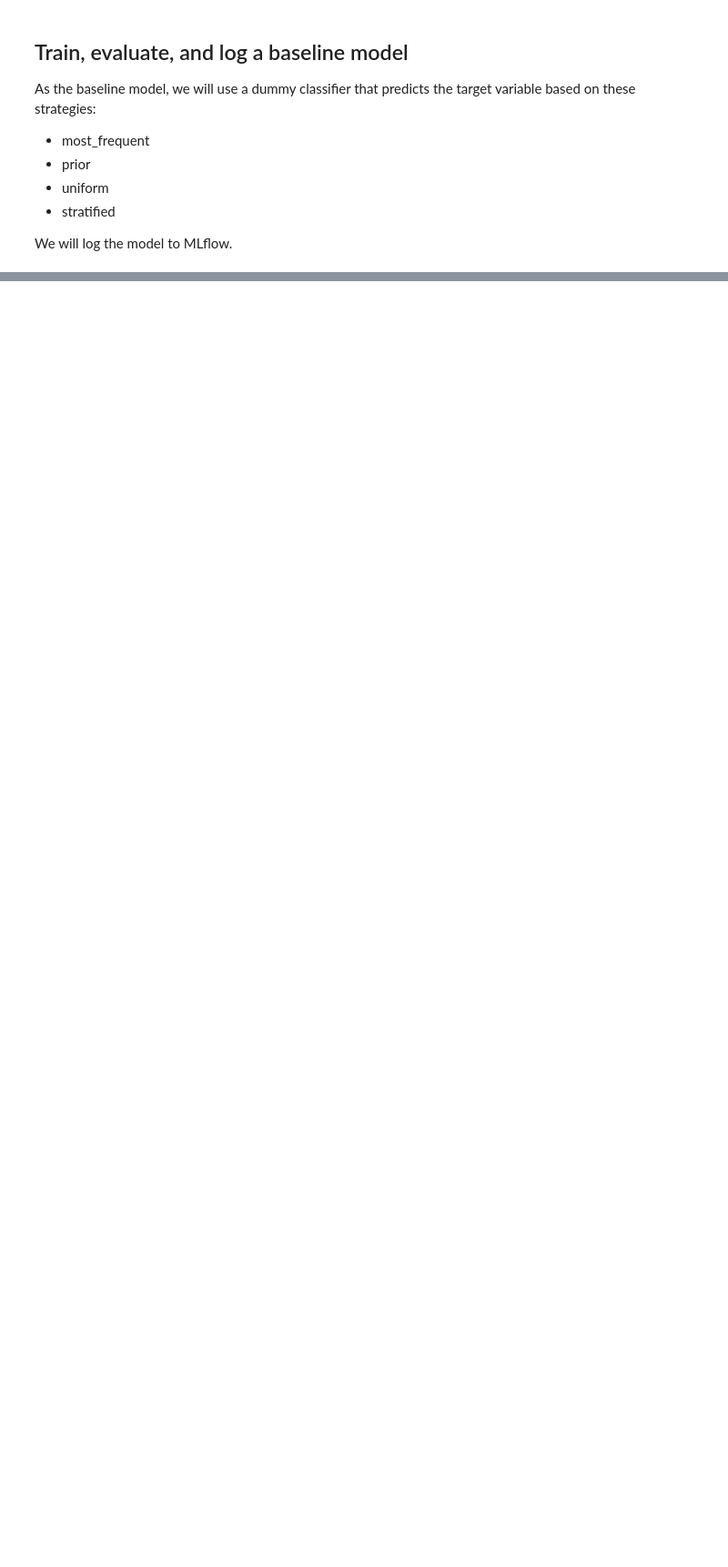
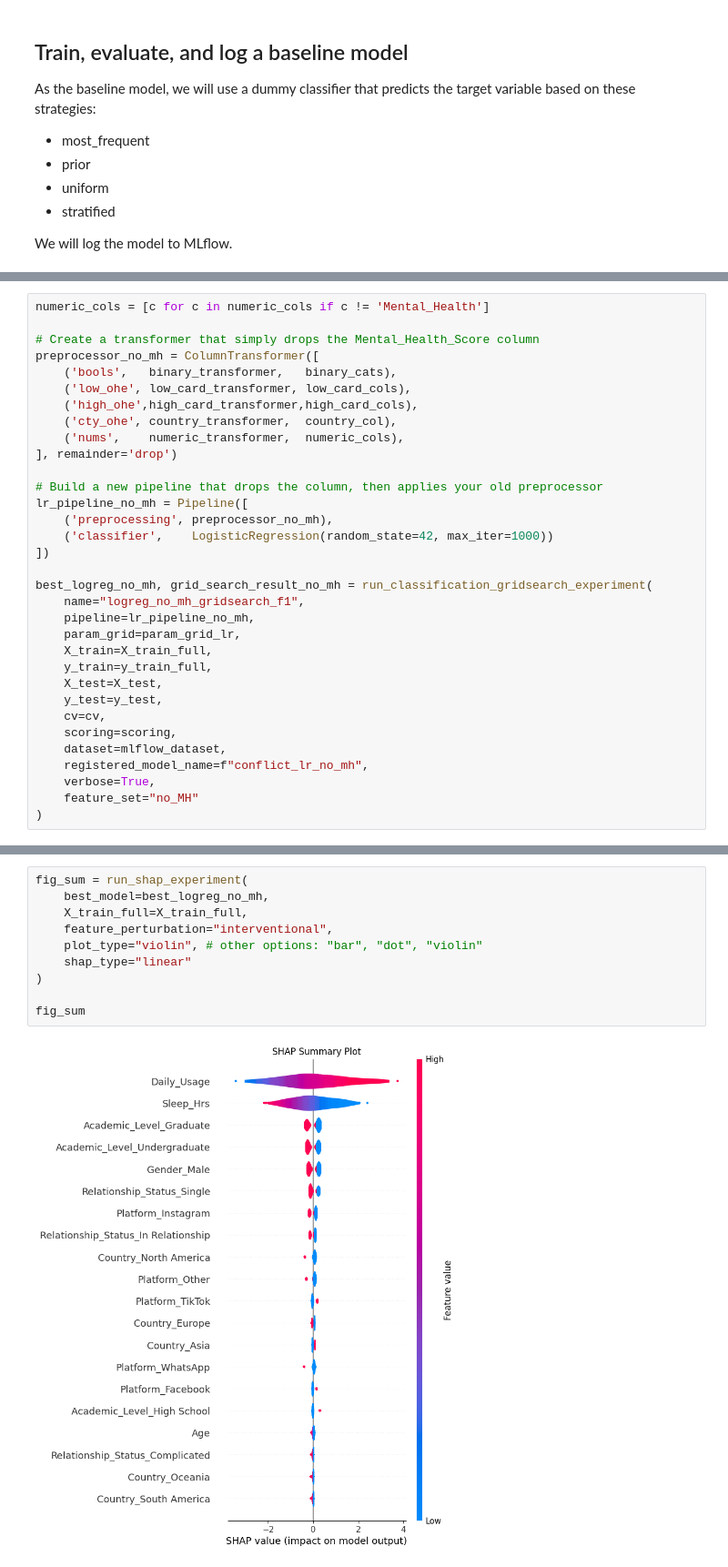
Before and after one commit to SuperDataScience-Community-Projects/SDS-CP-29-SocialSphere, a Jupyter notebook: submissions/team-members/bob-hosseini/notebooks/02_classification.ipynb, the cells around one changed output, grey strips where cells are left out. Shown at 91% size. Drawn from its saved outputs; the diff is of its cells as text; blank space fills up the shorter version.

```diff
--- a/submissions/team-members/bob-hosseini/notebooks/02_classification.ipynb
+++ b/submissions/team-members/bob-hosseini/notebooks/02_classification.ipynb
@@ -459,0 +511,33 @@ def run_and_register_dummy_baseline(
+# %%
+numeric_cols = [c for c in numeric_cols if c != 'Mental_Health']
+
+# Create a transformer that simply drops the Mental_Health_Score column
+preprocessor_no_mh = ColumnTransformer([
+    ('bools',   binary_transformer,   binary_cats),
+    ('low_ohe', low_card_transformer, low_card_cols),
+    ('high_ohe',high_card_transformer,high_card_cols),
+    ('cty_ohe', country_transformer,  country_col),
+    ('nums',    numeric_transformer,  numeric_cols),
+], remainder='drop')
+
+# Build a new pipeline that drops the column, then applies your old preprocessor
+lr_pipeline_no_mh = Pipeline([
+    ('preprocessing', preprocessor_no_mh),
+    ('classifier',    LogisticRegression(random_state=42, max_iter=1000))
+])
+
+best_logreg_no_mh, grid_search_result_no_mh = run_classification_gridsearch_experiment(
+    name="logreg_no_mh_gridsearch_f1",
+    pipeline=lr_pipeline_no_mh,
+    param_grid=param_grid_lr,
+    X_train=X_train_full,
+    y_train=y_train_full,
+    X_test=X_test,
+    y_test=y_test,
+    cv=cv,
+    scoring=scoring,
+    dataset=mlflow_dataset,
+    registered_model_name=f"conflict_lr_no_mh",
+    verbose=True,
+    feature_set="no_MH"
+)
@@ -459,0 +564,12 @@ def run_and_register_dummy_baseline(
+# %%
+fig_sum = run_shap_experiment(
+    best_model=best_logreg_no_mh,
+    X_train_full=X_train_full,
+    feature_perturbation="interventional",
+    plot_type="violin", # other options: "bar", "dot", "violin"
+    shap_type="linear"
+)
+
+fig_sum
+# %% [output]
+[figure, added]
```
Also changed, not shown: parts of 23 cells of this notebook, 2 other files.
